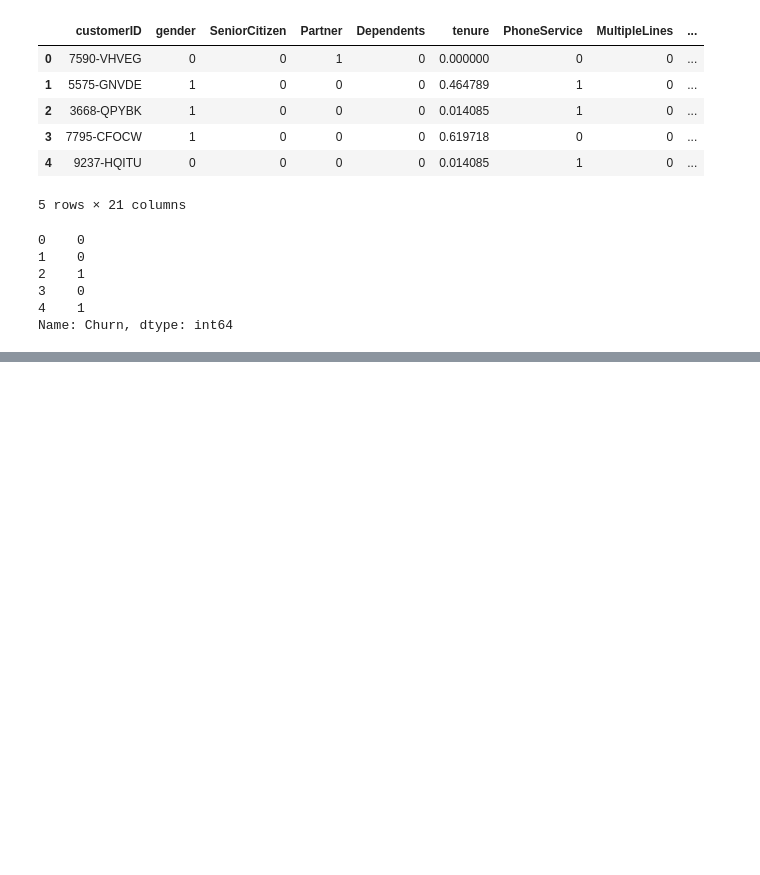
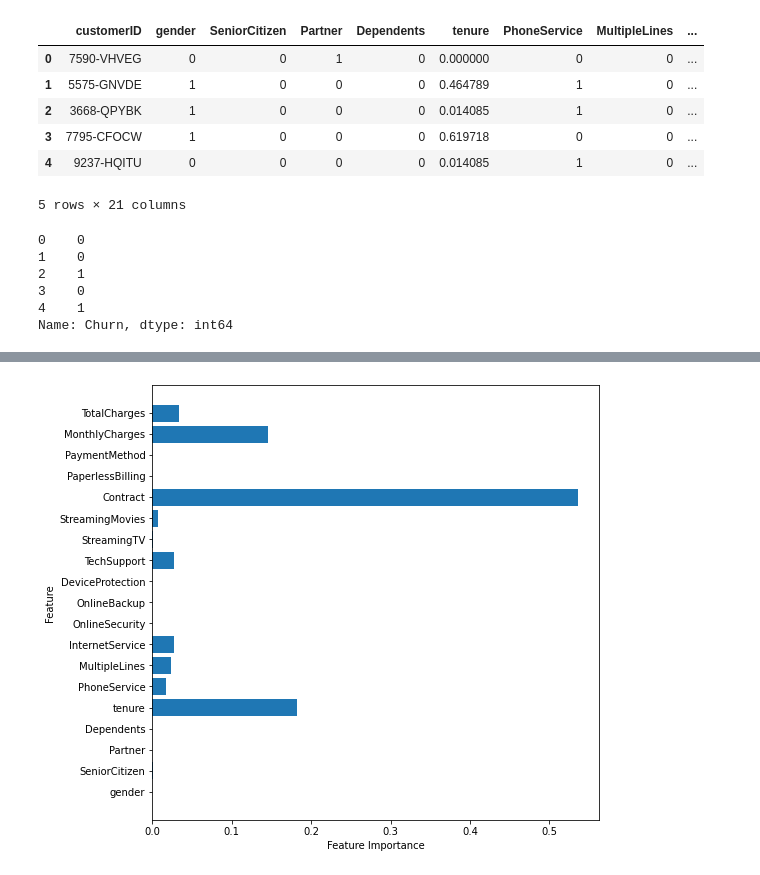
Before and after one commit to akuppan1/Flatiron-Mod-3-Proj, a Jupyter notebook: Random Forest Decision Tree using modified dataframe.ipynb, the cells around one changed output, grey strips where cells are left out. Drawn from its saved outputs; the diff is of its cells as text; code cells hidden in the pictures; blank space fills up the shorter version.

```diff
--- a/Random Forest Decision Tree using modified dataframe.ipynb
+++ b/Random Forest Decision Tree using modified dataframe.ipynb
@@ -76,0 +77,12 @@ TotalCharges -> 0.05410644453388816
+# %%
+def plot_feature_importances(model):
+    n_features = data_train.shape[1]
+    plt.figure(figsize=(8,8))
+    plt.barh(range(n_features), model.feature_importances_, align='center')
+    plt.yticks(np.arange(n_features), data_train.columns.values)
+    plt.xlabel("Feature Importance")
+    plt.ylabel("Feature")
+
+plot_feature_importances(tree_churn)
+# %% [output]
+[figure, added]
```
Also changed, not shown: parts of 13 cells of this notebook.
